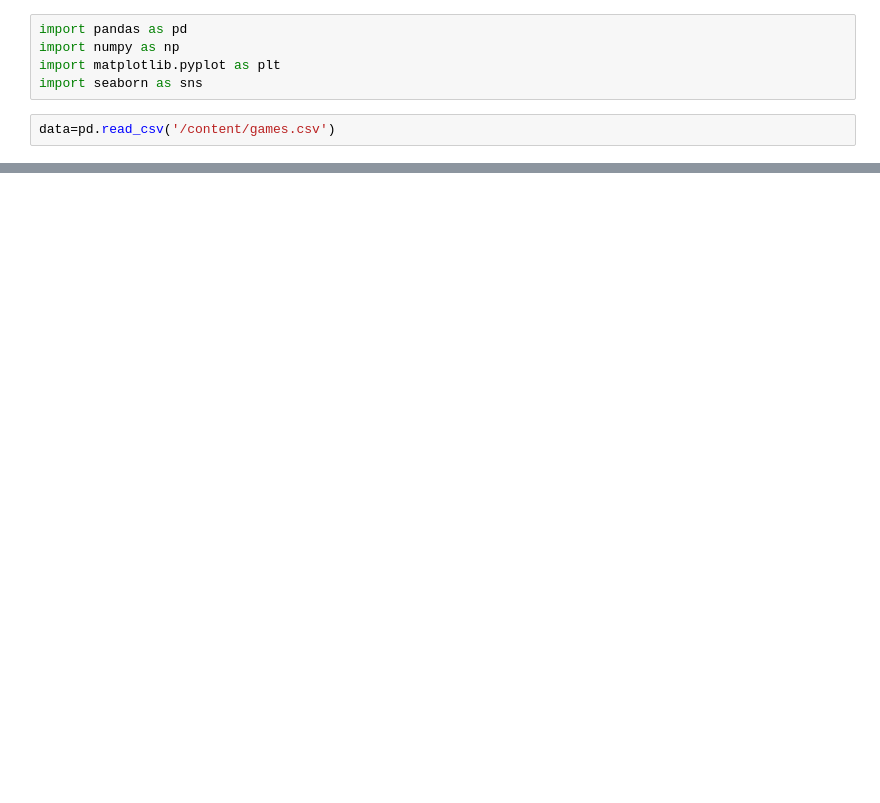
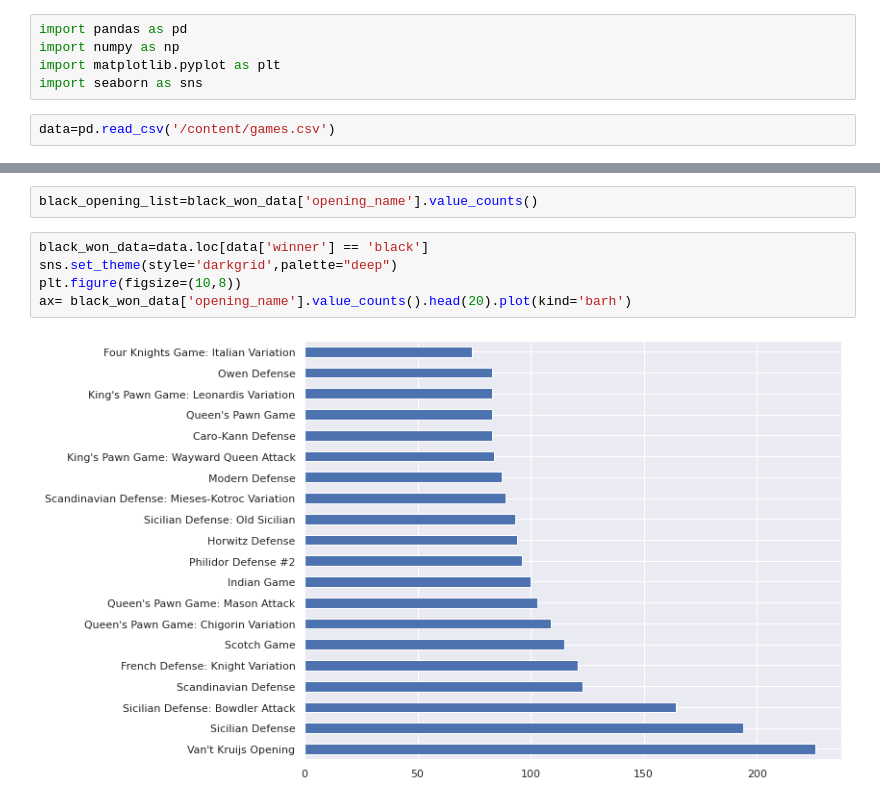
Before and after one commit to Gail529/Chess_EDA, a Jupyter notebook: chess_EDA.ipynb, the cells around one changed output, grey strips where cells are left out. Saved outputs shown, nothing was run; the diff lists cells and outputs as text; blank space fills up the shorter version.

```diff
--- a/chess_EDA.ipynb
+++ b/chess_EDA.ipynb
@@ -222,0 +55,9 @@ ax = sns.countplot(x="rated",data=data,hue="winner",palette="ch:.25")
+# %%
+black_opening_list=black_won_data['opening_name'].value_counts()
+# %%
+black_won_data=data.loc[data['winner'] == 'black']
+sns.set_theme(style='darkgrid',palette="deep")
+plt.figure(figsize=(10,8))
+ax= black_won_data['opening_name'].value_counts().head(20).plot(kind='barh')
+# %% [output]
+[figure, added]
```
Also changed, not shown: parts of 39 cells of this notebook.
